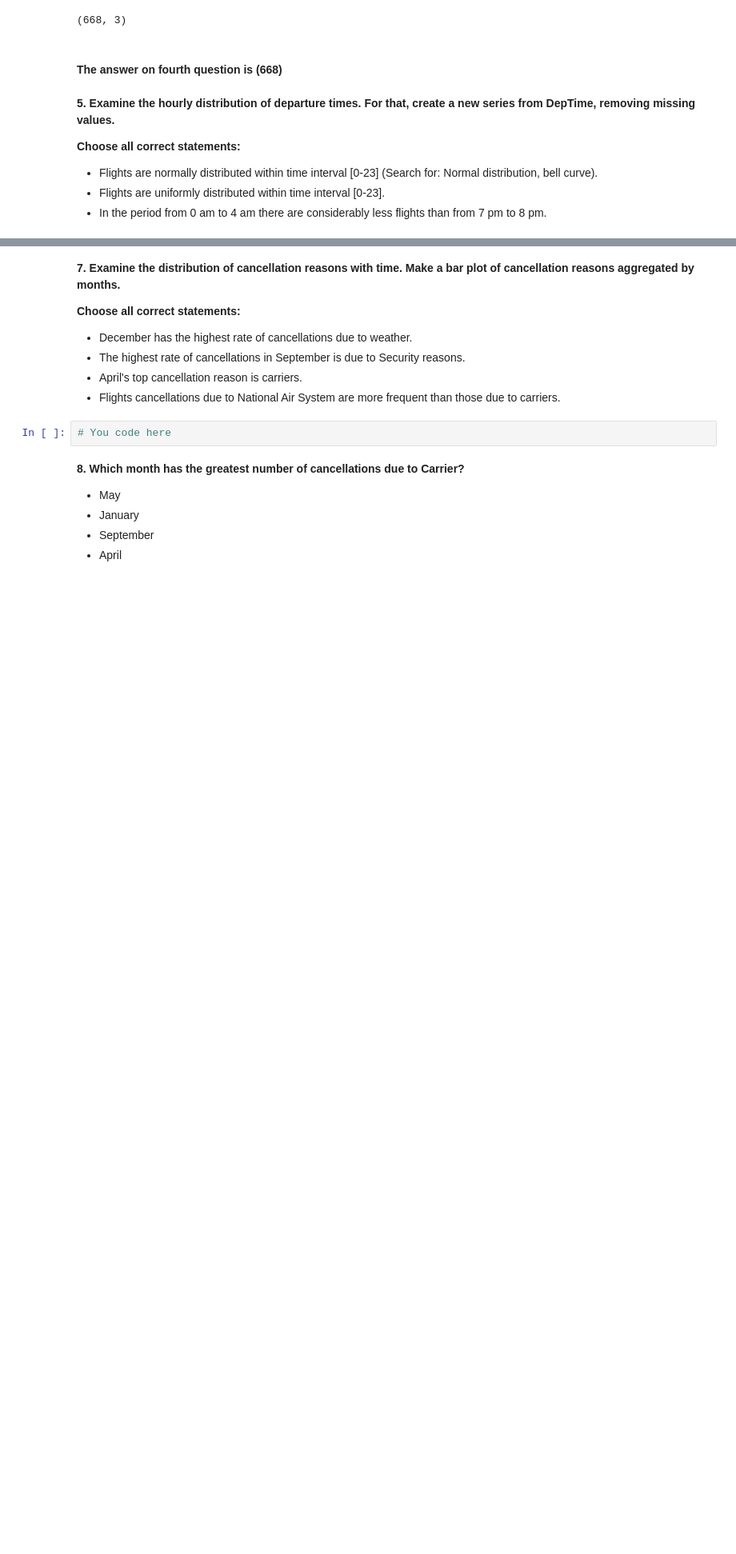
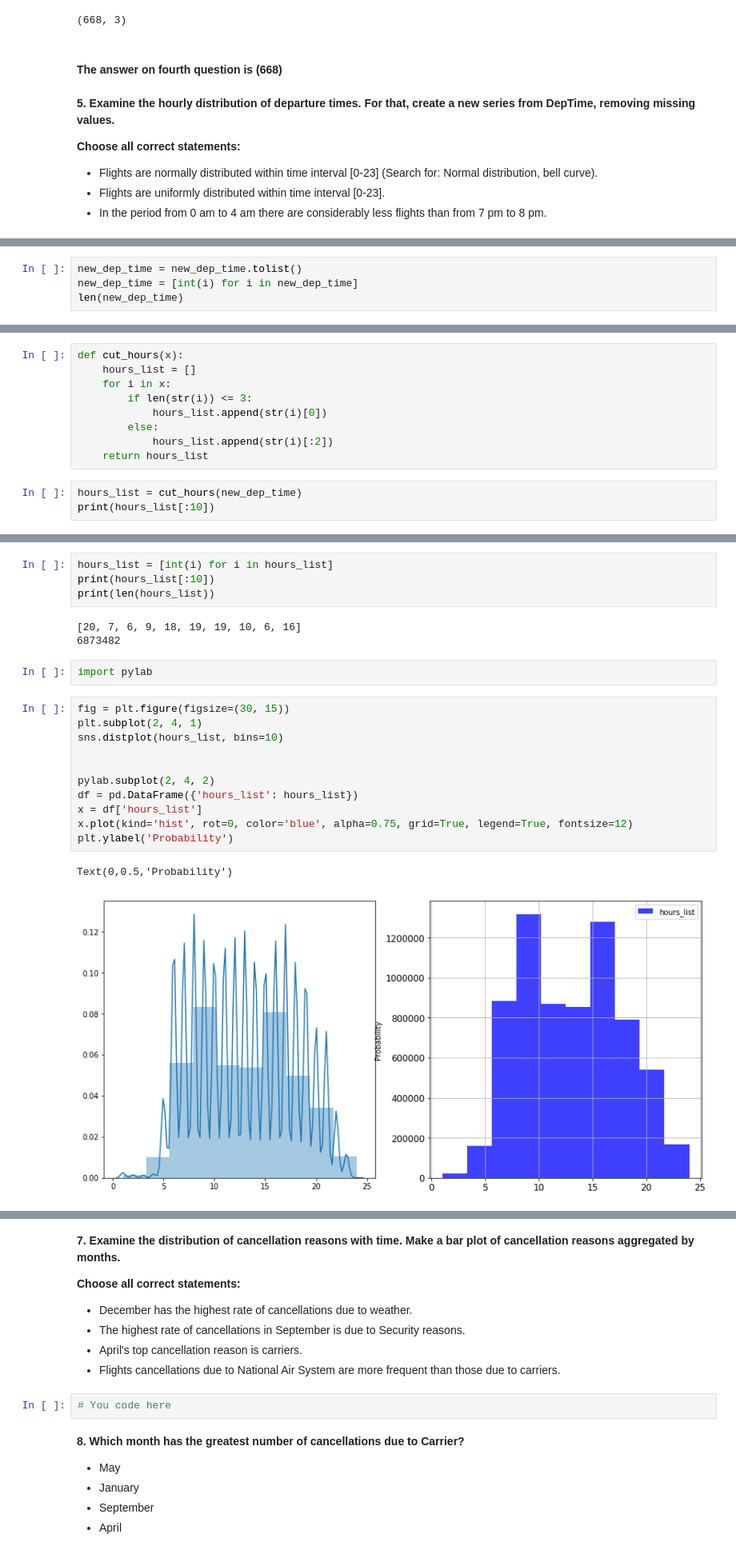
Before and after one commit to plyutik/mlcourse.ai, a Jupyter notebook: jupyter_english/assignments_fall2018/assignment2_USA_flights.ipynb, the cells around one changed output, grey strips where cells are left out. Shown at 80% size. Cells and saved outputs as stored; diff of their text form; blank space fills up the shorter version.

```diff
--- a/jupyter_english/assignments_fall2018/assignment2_USA_flights.ipynb
+++ b/jupyter_english/assignments_fall2018/assignment2_USA_flights.ipynb
@@ -413,0 +425,4 @@ find_top_5.shape
+# %%
+new_dep_time = new_dep_time.tolist()
+new_dep_time = [int(i) for i in new_dep_time]
+len(new_dep_time)
@@ -413,0 +431,12 @@ find_top_5.shape
+# %%
+def cut_hours(x):
+    hours_list = []
+    for i in x:
+        if len(str(i)) <= 3:
+            hours_list.append(str(i)[0])
+        else:
+            hours_list.append(str(i)[:2])
+    return hours_list
+# %%
+hours_list = cut_hours(new_dep_time)
+print(hours_list[:10])
@@ -413,0 +449,23 @@ find_top_5.shape
+# %%
+hours_list = [int(i) for i in hours_list]
+print(hours_list[:10])
+print(len(hours_list))
+# %% [output]
+[20, 7, 6, 9, 18, 19, 19, 10, 6, 16]
+6873482
+# %%
+import pylab
+# %%
+fig = plt.figure(figsize=(30, 15))
+plt.subplot(2, 4, 1)
+sns.distplot(hours_list, bins=10)
+
+
+pylab.subplot(2, 4, 2)
+df = pd.DataFrame({'hours_list': hours_list})
+x = df['hours_list']
+x.plot(kind='hist', rot=0, color='blue', alpha=0.75, grid=True, legend=True, fontsize=12)
+plt.ylabel('Probability')
+# %% [output]
+Text(0,0.5,'Probability')
+[figure, added]
```
Also changed, not shown: parts of 16 cells of this notebook.
